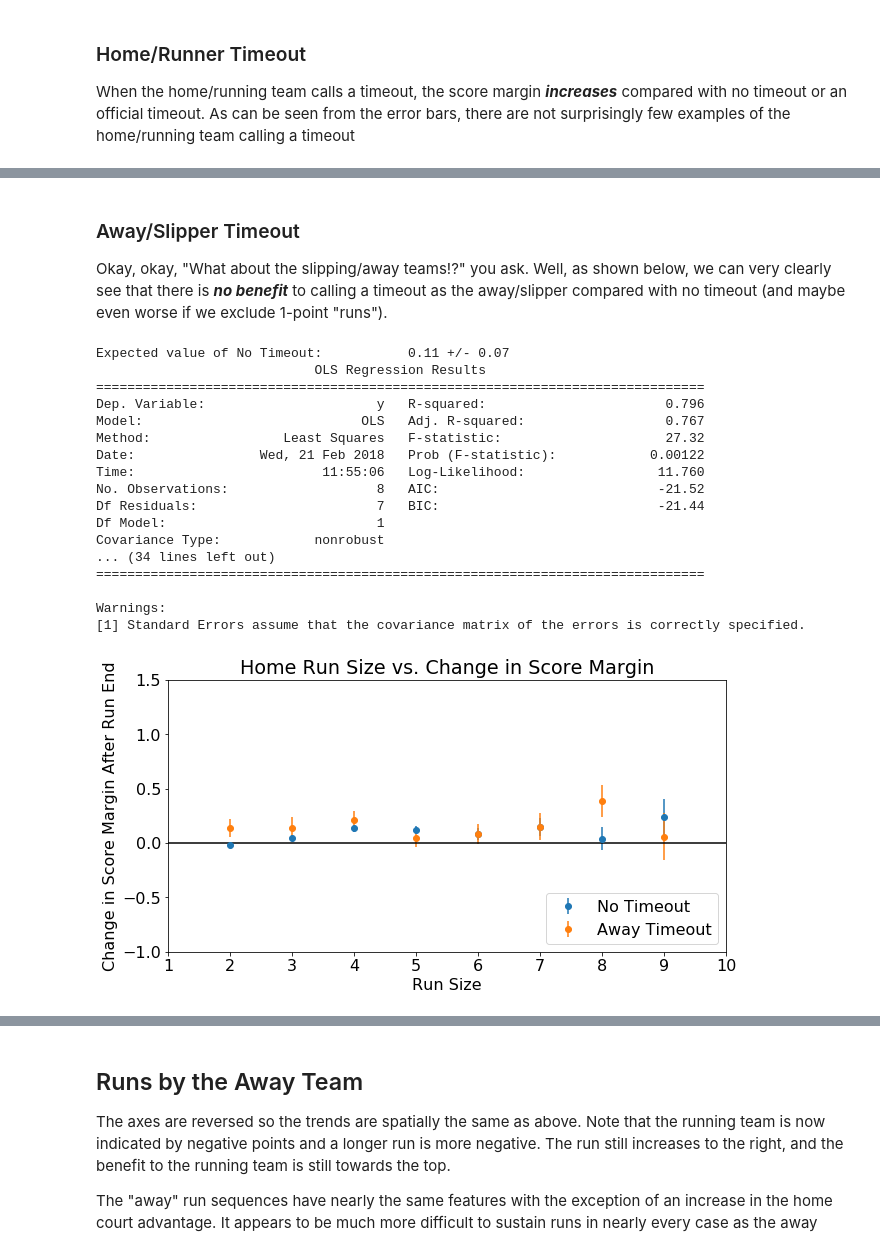
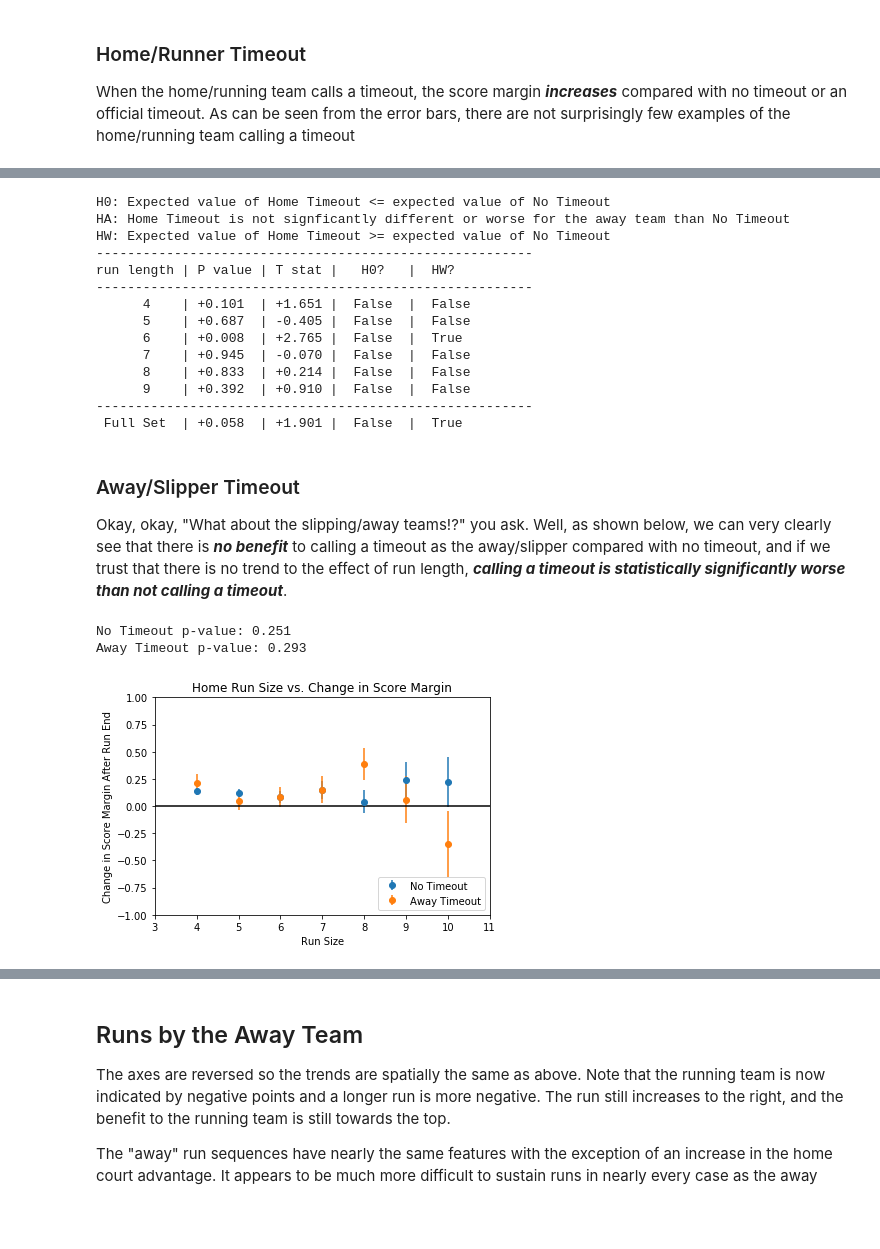
Before and after one commit to mattfred10/Timeout-Analyzer, a Jupyter notebook: Timeout_Analysis.ipynb, the cells around one changed output, grey strips where cells are left out. Drawn from its saved outputs; the diff is of its cells as text; code cells hidden in the pictures; blank space fills up the shorter version.

```diff
--- a/Timeout_Analysis.ipynb
+++ b/Timeout_Analysis.ipynb
@@ -663,25 +787,27 @@ plot_averages(['NoT', 'OT', 'HT'], np_combined)
+# %%
+t_test('HT', 'NoT', np_combined, runner='Home', bonferroni=False, max_score=9)
+# %% [output]
+H0: Expected value of Home Timeout <= expected value of No Timeout
+HA: Home Timeout is not signficantly different or worse for the away team than No Timeout
+HW: Expected value of Home Timeout >= expected value of No Timeout
+--------------------------------------------------------
+run length | P value | T stat |   H0?   |  HW?
+--------------------------------------------------------
+      4    | +0.101  | +1.651 |  False  |  False
+      5    | +0.687  | -0.405 |  False  |  False
+      6    | +0.008  | +2.765 |  False  |  True
+      7    | +0.945  | -0.070 |  False  |  False
+      8    | +0.833  | +0.214 |  False  |  False
+      9    | +0.392  | +0.910 |  False  |  False
+--------------------------------------------------------
+ Full Set  | +0.058  | +1.901 |  False  |  True
 # %% [markdown]
 ### Away/Slipper Timeout
 
-Okay, okay, "What about the slipping/away teams!?" you ask. Well, as shown below, we can very clearly see that there is ***no benefit*** to calling a timeout as the away/slipper compared with no timeout (and maybe even worse if we exclude 1-point "runs").
+Okay, okay, "What about the slipping/away teams!?" you ask. Well, as shown below, we can very clearly see that there is ***no benefit*** to calling a timeout as the away/slipper compared with no timeout, and if we trust that there is no trend to the effect of run length, ***calling a timeout is statistically significantly worse than not calling a timeout***.
 # %%
-plot_averages(['NoT', 'AT'], np_combined,ylim=(-1,1.5))
+plot_averages(['NoT', 'AT'], np_combined,ylim=(-1,1))
 # %% [output]
-Expected value of No Timeout:           0.11 +/- 0.07
-                            OLS Regression Results
-==============================================================================
-Dep. Variable:                      y   R-squared:                       0.796
-Model:                            OLS   Adj. R-squared:                  0.767
-Method:                 Least Squares   F-statistic:                     27.32
-Date:                Wed, 21 Feb 2018   Prob (F-statistic):            0.00122
-Time:                        11:55:06   Log-Likelihood:                 11.760
-No. Observations:                   8   AIC:                            -21.52
-Df Residuals:                       7   BIC:                            -21.44
-Df Model:                           1
-Covariance Type:            nonrobust
-... (34 lines left out)
-==============================================================================
-
-Warnings:
-[1] Standard Errors assume that the covariance matrix of the errors is correctly specified.
+No Timeout p-value: 0.251
+Away Timeout p-value: 0.293
-[figure, old version]
+[figure, new version]
```
Also changed, not shown: parts of 33 cells of this notebook.
